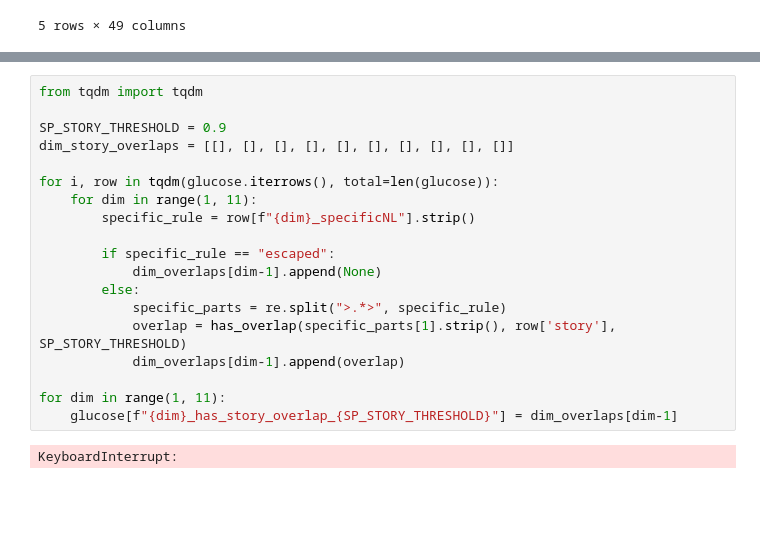
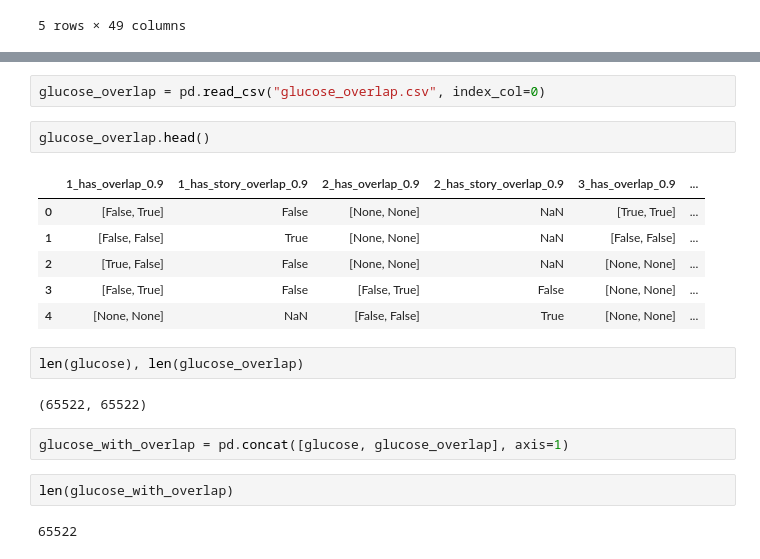
Before and after one commit to mismayil/optional-project, a Jupyter notebook: analysis.ipynb, the cells around one changed output, grey strips where cells are left out. Drawn from its saved outputs; the diff is of its cells as text; blank space fills up the shorter version.

```diff
--- a/analysis.ipynb
+++ b/analysis.ipynb
@@ -89,21 +15,21 @@ KeyboardInterrupt:
-# %%
-from tqdm import tqdm
-
-SP_STORY_THRESHOLD = 0.9
-dim_story_overlaps = [[], [], [], [], [], [], [], [], [], []]
-
-for i, row in tqdm(glucose.iterrows(), total=len(glucose)):
-    for dim in range(1, 11):
-        specific_rule = row[f"{dim}_specificNL"].strip()
-
-        if specific_rule == "escaped":
-            dim_overlaps[dim-1].append(None)
-        else:
-            specific_parts = re.split(">.*>", specific_rule)
-            overlap = has_overlap(specific_parts[1].strip(), row['story'], SP_STORY_THRESHOLD)
-            dim_overlaps[dim-1].append(overlap)
-
-for dim in range(1, 11):
-    glucose[f"{dim}_has_story_overlap_{SP_STORY_THRESHOLD}"] = dim_overlaps[dim-1]
-# %% [output]
-KeyboardInterrupt:
+# %%
+glucose_overlap = pd.read_csv("glucose_overlap.csv", index_col=0)
+# %%
+glucose_overlap.head()
+# %% [output]
+|  | 1_has_overlap_0.9 | 1_has_story_overlap_0.9 | 2_has_overlap_0.9 | 2_has_story_overlap_0.9 | 3_has_overlap_0.9 | ... |
+| 0 | [False, True] | False | [None, None] | NaN | [True, True] | ... |
+| 1 | [False, False] | True | [None, None] | NaN | [False, False] | ... |
+| 2 | [True, False] | False | [None, None] | NaN | [None, None] | ... |
+| 3 | [False, True] | False | [False, True] | False | [None, None] | ... |
+| 4 | [None, None] | NaN | [False, False] | True | [None, None] | ... |
+# %%
+len(glucose), len(glucose_overlap)
+# %% [output]
+(65522, 65522)
+# %%
+glucose_with_overlap = pd.concat([glucose, glucose_overlap], axis=1)
+# %%
+len(glucose_with_overlap)
+# %% [output]
+65522
```
Also changed, not shown: parts of 17 cells of this notebook, 1 other file.
